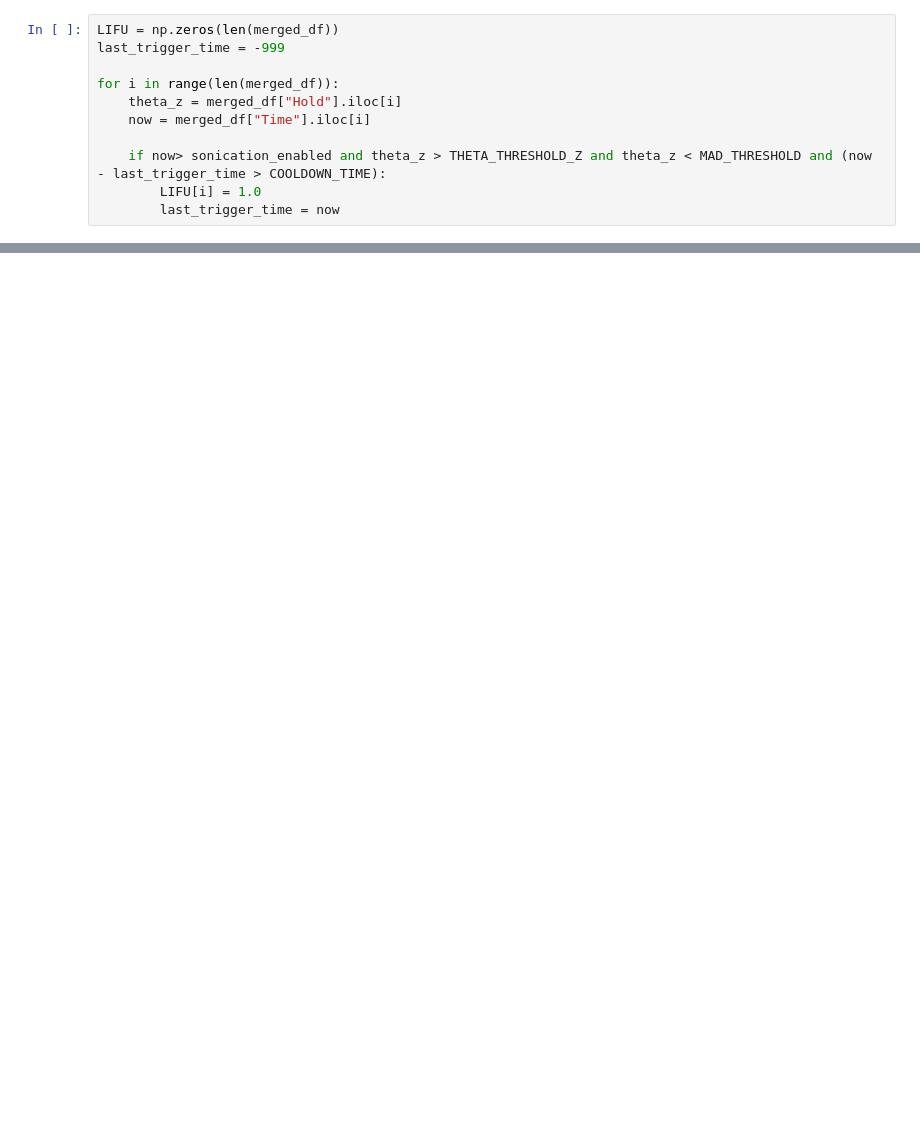
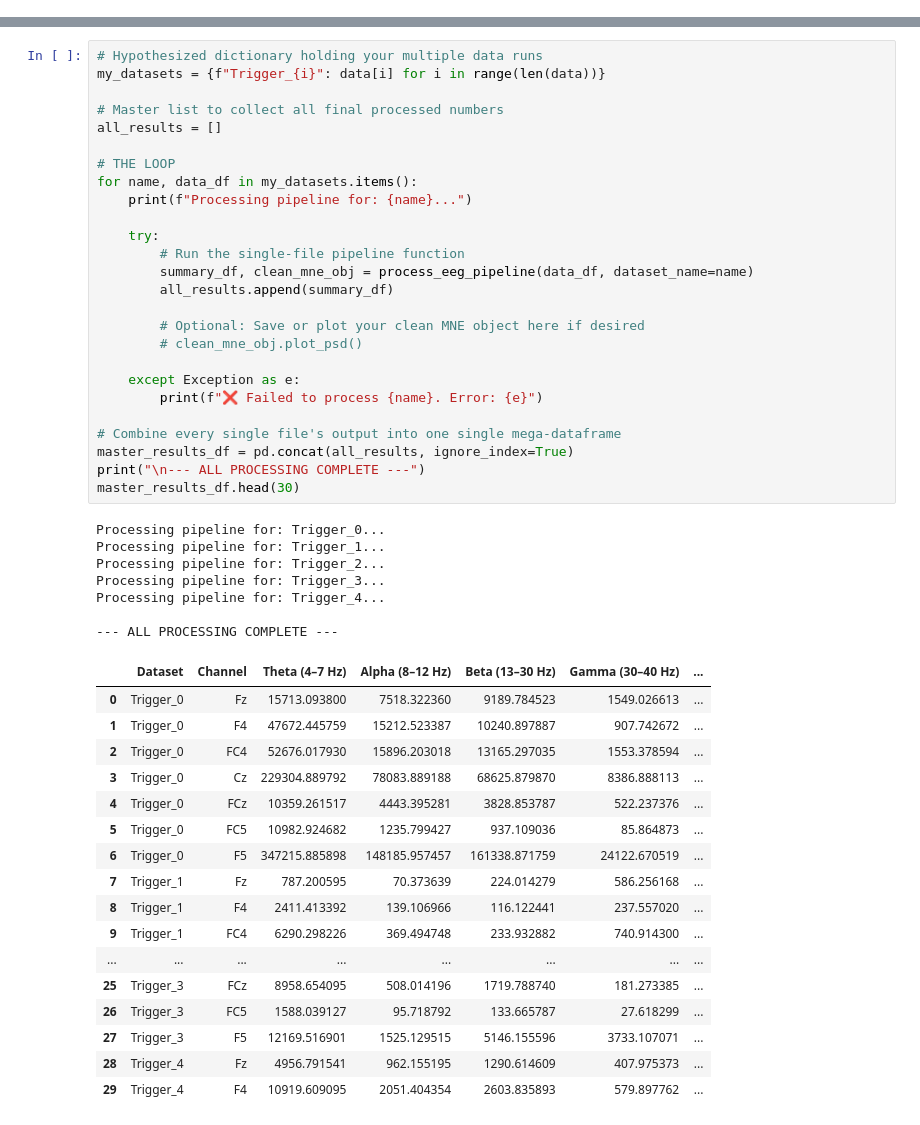
Before and after one commit to janetshin8030/OW_closedloop, a Jupyter notebook: offline_processing.ipynb, the cells around one changed output, grey strips where cells are left out. Saved outputs shown, nothing was run; the diff lists cells and outputs as text; blank space fills up the shorter version.

```diff
--- a/offline_processing.ipynb
+++ b/offline_processing.ipynb
@@ -98,11 +4,0 @@ merged_df["offline z-score"] = offline_z
-# %%
-LIFU = np.zeros(len(merged_df))
-last_trigger_time = -999
-
-for i in range(len(merged_df)):
-    theta_z = merged_df["Hold"].iloc[i]
-    now = merged_df["Time"].iloc[i]
-
-    if now> sonication_enabled and theta_z > THETA_THRESHOLD_Z and theta_z < MAD_THRESHOLD and (now - last_trigger_time > COOLDOWN_TIME):
-        LIFU[i] = 1.0
-        last_trigger_time = now
@@ -148,0 +154,51 @@ See the caveats in the documentation: https://pandas.pydata.org/pandas-docs/stab
+# %%
+# Hypothesized dictionary holding your multiple data runs
+my_datasets = {f"Trigger_{i}": data[i] for i in range(len(data))}
+
+# Master list to collect all final processed numbers
+all_results = []
+
+# THE LOOP
+for name, data_df in my_datasets.items():
+    print(f"Processing pipeline for: {name}...")
+
+    try:
+        # Run the single-file pipeline function
+        summary_df, clean_mne_obj = process_eeg_pipeline(data_df, dataset_name=name)
+        all_results.append(summary_df)
+
+        # Optional: Save or plot your clean MNE object here if desired
+        # clean_mne_obj.plot_psd()
+
+    except Exception as e:
+        print(f"❌ Failed to process {name}. Error: {e}")
+
+# Combine every single file's output into one single mega-dataframe
+master_results_df = pd.concat(all_results, ignore_index=True)
+print("\n--- ALL PROCESSING COMPLETE ---")
+master_results_df.head(30)
+# %% [output]
+Processing pipeline for: Trigger_0...
+Processing pipeline for: Trigger_1...
+Processing pipeline for: Trigger_2...
+Processing pipeline for: Trigger_3...
+Processing pipeline for: Trigger_4...
+
+--- ALL PROCESSING COMPLETE ---
+|  | Dataset | Channel | Theta (4–7 Hz) | Alpha (8–12 Hz) | Beta (13–30 Hz) | Gamma (30–40 Hz) | ... |
+| 0 | Trigger_0 | Fz | 15713.093800 | 7518.322360 | 9189.784523 | 1549.026613 | ... |
+| 1 | Trigger_0 | F4 | 47672.445759 | 15212.523387 | 10240.897887 | 907.742672 | ... |
+| 2 | Trigger_0 | FC4 | 52676.017930 | 15896.203018 | 13165.297035 | 1553.378594 | ... |
+| 3 | Trigger_0 | Cz | 229304.889792 | 78083.889188 | 68625.879870 | 8386.888113 | ... |
+| 4 | Trigger_0 | FCz | 10359.261517 | 4443.395281 | 3828.853787 | 522.237376 | ... |
+| 5 | Trigger_0 | FC5 | 10982.924682 | 1235.799427 | 937.109036 | 85.864873 | ... |
+| 6 | Trigger_0 | F5 | 347215.885898 | 148185.957457 | 161338.871759 | 24122.670519 | ... |
+| 7 | Trigger_1 | Fz | 787.200595 | 70.373639 | 224.014279 | 586.256168 | ... |
+| 8 | Trigger_1 | F4 | 2411.413392 | 139.106966 | 116.122441 | 237.557020 | ... |
+| 9 | Trigger_1 | FC4 | 6290.298226 | 369.494748 | 233.932882 | 740.914300 | ... |
+| ... | ... | ... | ... | ... | ... | ... | ... |
+| 25 | Trigger_3 | FCz | 8958.654095 | 508.014196 | 1719.788740 | 181.273385 | ... |
+| 26 | Trigger_3 | FC5 | 1588.039127 | 95.718792 | 133.665787 | 27.618299 | ... |
+| 27 | Trigger_3 | F5 | 12169.516901 | 1525.129515 | 5146.155596 | 3733.107071 | ... |
+| 28 | Trigger_4 | Fz | 4956.791541 | 962.155195 | 1290.614609 | 407.975373 | ... |
+| 29 | Trigger_4 | F4 | 10919.609095 | 2051.404354 | 2603.835893 | 579.897762 | ... |
```
Also changed, not shown: parts of 11 cells of this notebook, 22 other files.
